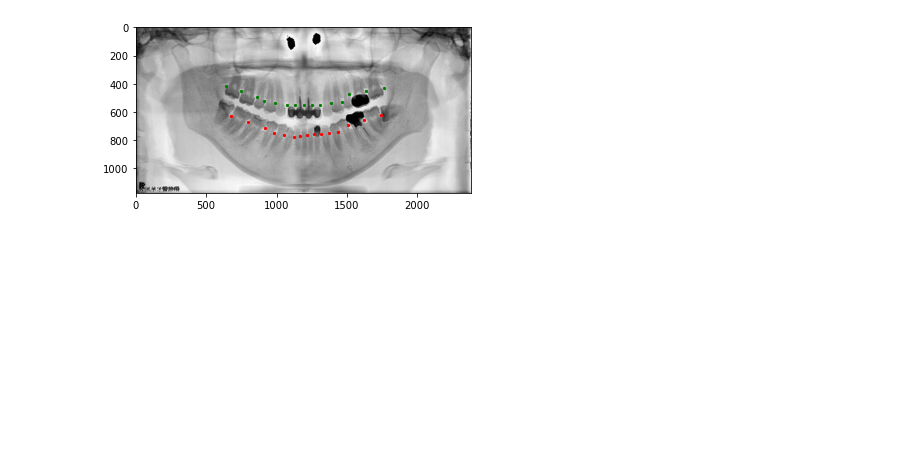
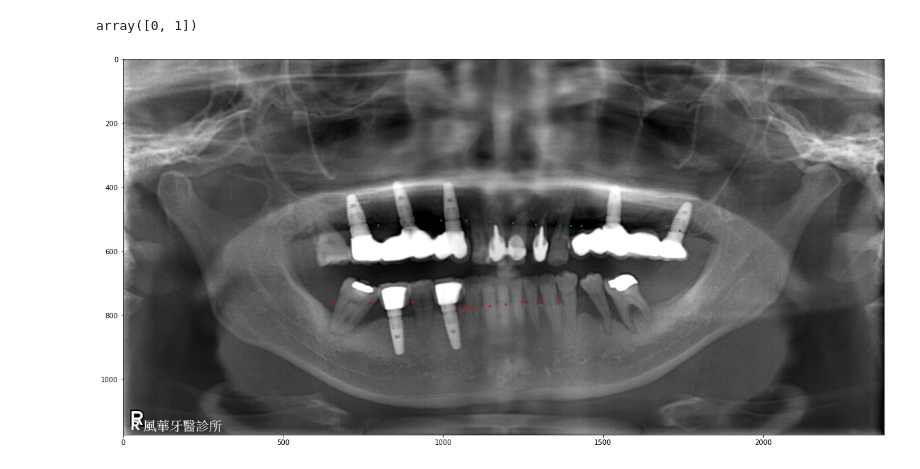
Before and after one commit to alan8365/dentist-CV, a Jupyter notebook: edge/class_test.ipynb, the cells around one changed output. Cells and saved outputs as stored; diff of their text form; code cells hidden in the pictures; blank space fills up the shorter version.

```diff
--- a/edge/class_test.ipynb
+++ b/edge/class_test.ipynb
@@ -25,0 +22,14 @@ PosixPath('/Users/lucyxu/PycharmProjects/datasets/phase-2')
+# %%
+def show_box(box, ax):
+    x0, y0 = box[0], box[1]
+    w, h = box[2] - box[0], box[3] - box[1]
+    ax.add_patch(plt.Rectangle((x0, y0), w, h, edgecolor='green', facecolor=(0, 0, 0, 0), lw=2))
+
+
+def delete_value_in_1d_np(np_array, target_element):
+    idxes = np.where(np_array == target_element)[0]
+    return np.delete(np_array, idxes)
+
+
+data_dir = Path(os.getenv('DATASET_DIR')) / 'phase-2'
+data_dir
@@ -26,8 +38,11 @@ PosixPath('/Users/lucyxu/PycharmProjects/datasets/phase-2')
 # %%
 plt.gray()
 
-image_paths = list(data_dir.glob('00008026.jpg'))
+# image_paths = list(data_dir.glob('00008026.jpg'))
 # image_paths = list(data_dir.glob('00006145.jpg'))
-# image_paths = list(data_dir.glob('*.jpg'))
-image_paths[0].name
+image_paths = list(data_dir.glob('*.jpg'))
+
+image_path = image_paths[2]
+
+image_path.name
 # %% [output]
@@ -417,10 +552,17 @@ a = ImageEdge(image_paths[0])
+# %%
+
+np.delete(np.arange(0, 3), 2)
+# %% [output]
+array([0, 1])
 # %%
-b = a.teeth_roi_images
+b = image_edge.template_points
 
-plt.imshow(1 - a.im_global)
-# for i in b:
-#     plt.scatter(*i['gum_sep_line_global'][0])
-#     plt.scatter(*i['gum_sep_line_global'][1])
+plt.figure(figsize=(20, 20))
+plt.imshow(image_edge.im_global)
+for i in b['upper']:
+    plt.scatter(*i, color='green', s=5)
+for i in b['lower']:
+    plt.scatter(*i, color='red', s=5)
 plt.show()
 # %% [output]
-[figure, old version]
+[figure, new version]
```
Also changed, not shown: parts of 8 cells of this notebook, 15 other files.
